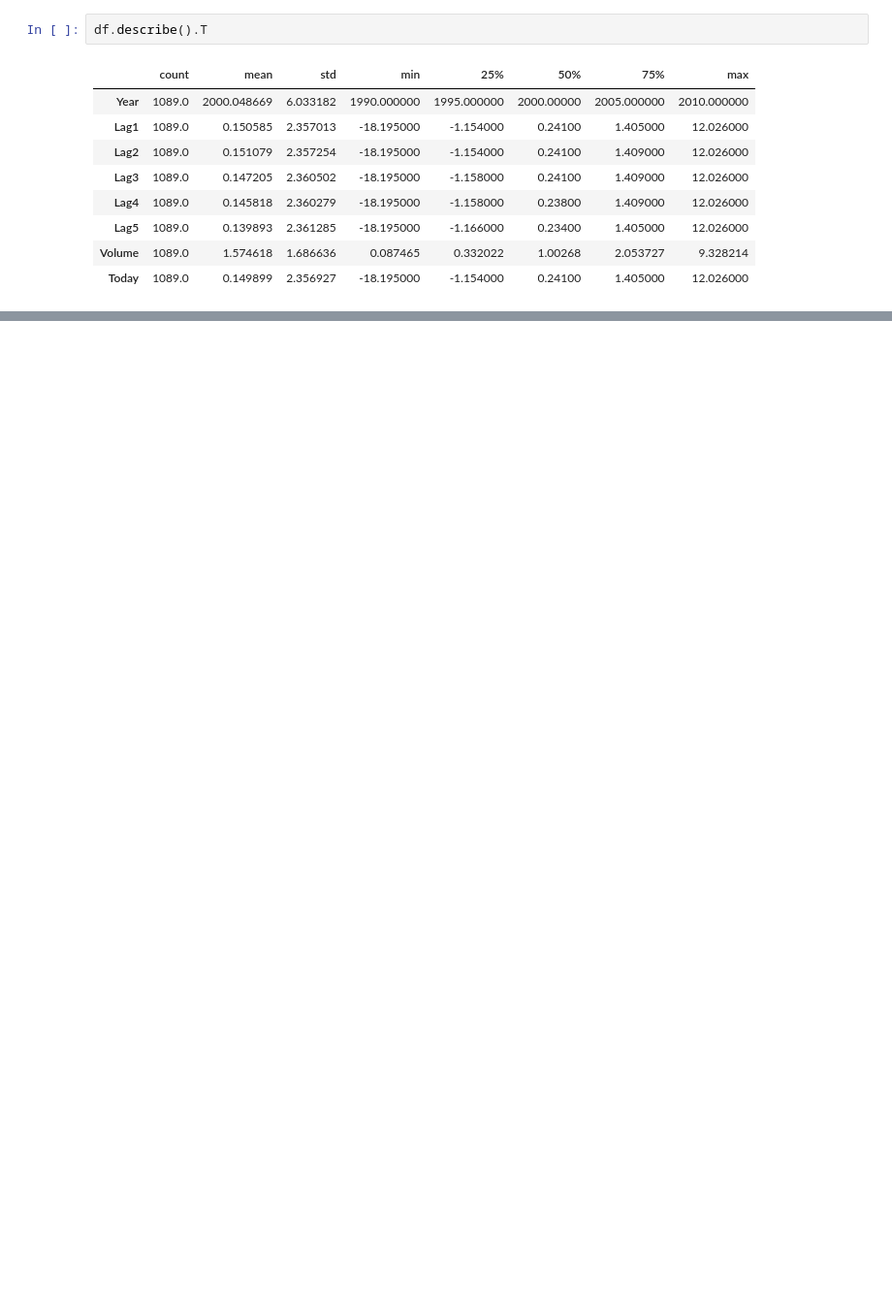
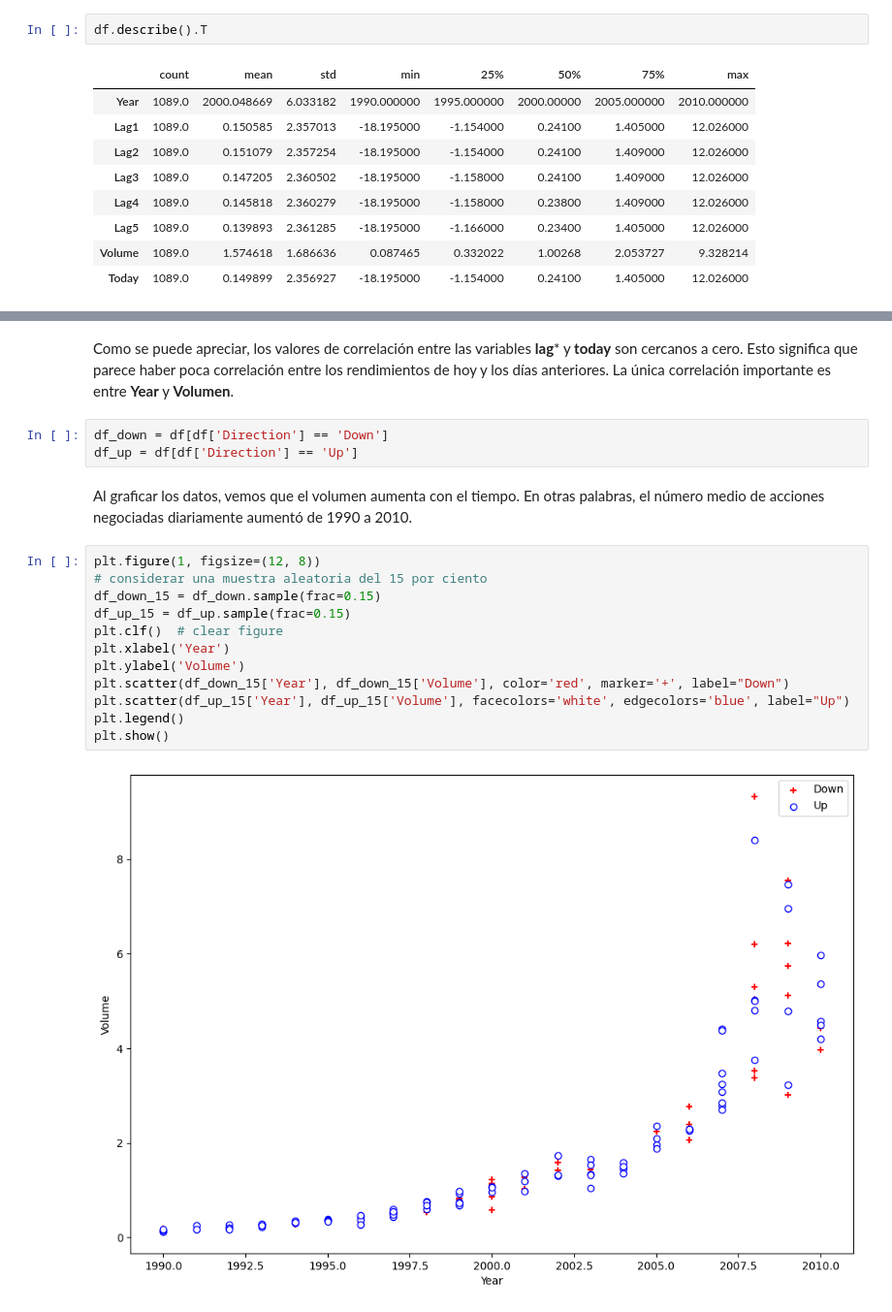
Before and after one commit to opcruz/notebooks, a Jupyter notebook: Tarea3-Orestes.ipynb, the cells around one changed output, grey strips where cells are left out. Shown at 97% size. Drawn from its saved outputs; the diff is of its cells as text; blank space fills up the shorter version.

```diff
--- a/Tarea3-Orestes.ipynb
+++ b/Tarea3-Orestes.ipynb
@@ -36,0 +51,21 @@ df.describe().T
+# %% [markdown]
+Como se puede apreciar, los valores de correlación entre las variables **lag*** y **today** son cercanos a cero. Esto significa que parece haber poca correlación entre los rendimientos de hoy y los días anteriores. La única correlación importante es entre **Year** y **Volumen**.
+# %%
+df_down = df[df['Direction'] == 'Down']
+df_up = df[df['Direction'] == 'Up']
+# %% [markdown]
+Al graficar los datos, vemos que el volumen aumenta con el tiempo. En otras palabras, el número medio de acciones negociadas diariamente aumentó de 1990 a 2010.
+# %%
+plt.figure(1, figsize=(12, 8))
+# considerar una muestra aleatoria del 15 por ciento
+df_down_15 = df_down.sample(frac=0.15)
+df_up_15 = df_up.sample(frac=0.15)
+plt.clf()  # clear figure
+plt.xlabel('Year')
+plt.ylabel('Volume')
+plt.scatter(df_down_15['Year'], df_down_15['Volume'], color='red', marker='+', label="Down")
+plt.scatter(df_up_15['Year'], df_up_15['Volume'], facecolors='white', edgecolors='blue', label="Up")
+plt.legend()
+plt.show()
+# %% [output]
+[figure, added]
```
Also changed, not shown: parts of 27 cells of this notebook.
